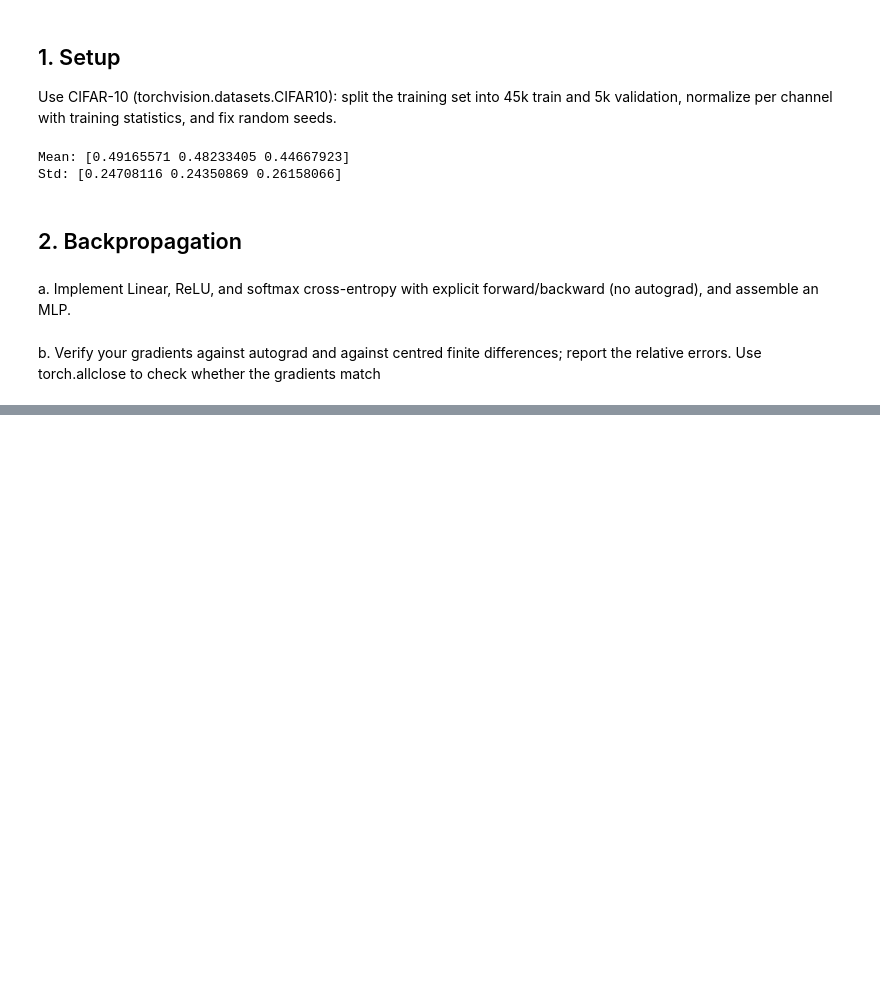
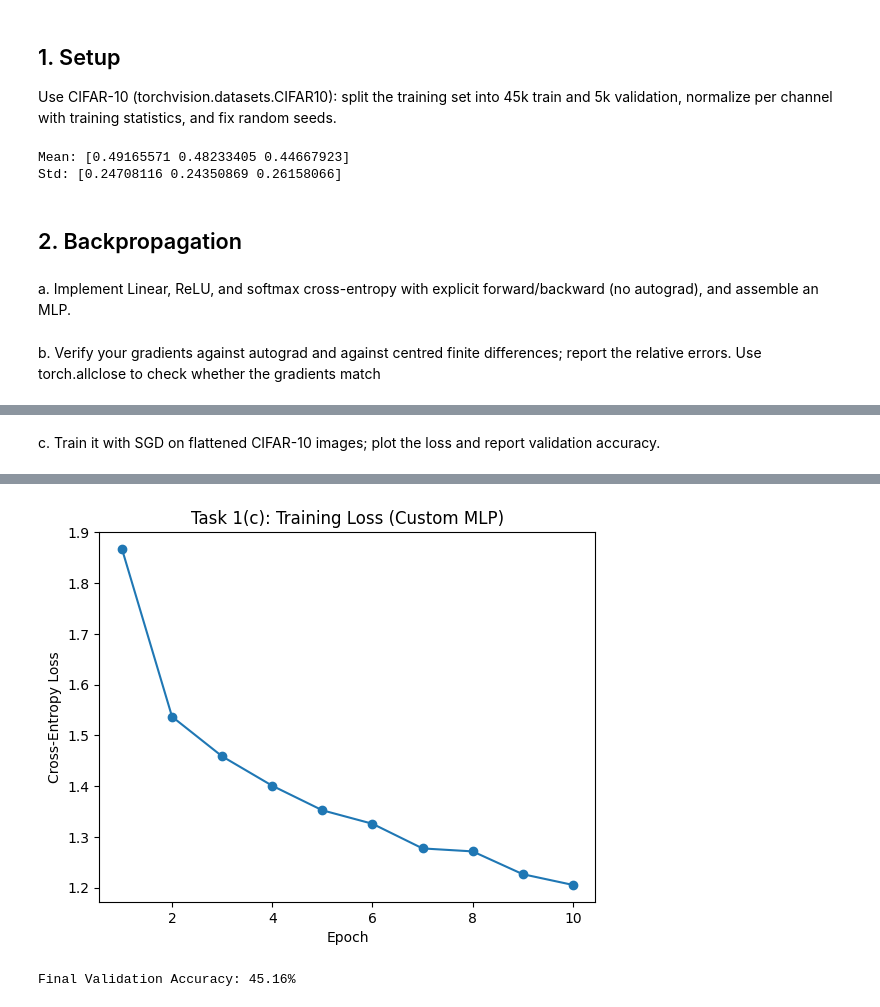
Before and after one commit to sasindipeiris/EN4554_deep_learning_for_vision, a Jupyter notebook: 220454P_a02.ipynb, the cells around one changed output, grey strips where cells are left out. Drawn from its saved outputs; the diff is of its cells as text; code cells hidden in the pictures; blank space fills up the shorter version.

Commit message:
Completed task 01

```diff
--- a/220454P_a02.ipynb
+++ b/220454P_a02.ipynb
@@ -126,19 +124,20 @@ class SoftmaxCrossEntropy:
         batch_size = self.probs.size(0)
         dZ = self.probs.clone()
         dZ[torch.arange(batch_size), self.targets] -= 1.0
-        dZ = dZ /
+        dZ = dZ /batch_size
+        return dZ
 # %%
-class CustomedMLP:
+class CustomMLP:
   def __init__(self, in_dim=3072, hidden_dim=256, out_dim=10):
     self.fc1 = Linear(in_dim, hidden_dim)
     self.relu = ReLU()
     self.fc2 = Linear(hidden_dim, out_dim)
     self.criterion = SoftmaxCrossEntropy()
 
-  def forwad(self,X):
+  def forward(self,X):
     Z1 = self.fc1.forward(X)
     A1 = self.relu.forward(Z1)
-    logits = self.fc2.forward(A1)\
+    logits = self.fc2.forward(A1)
     return logits
 
   def backward(self):
@@ -151,0 +209,55 @@ torch.allclose to check whether the gradients match
+# %% [markdown]
+c. Train it with SGD on flattened CIFAR-10 images; plot the loss and report validation accuracy.
+# %%
+import matplotlib.pyplot as plt
+
+def train_custom_mlp(train_loader, val_loader, epochs=10, lr = 0.1):
+  model = CustomMLP(in_dim=3072,hidden_dim=256,out_dim=10)
+  train_losses = []
+
+  for epoch in range(epochs):
+    epoch_loss = 0.0
+
+    # Training loop
+    for images, labels in train_loader:
+      X = images.view(images.size(0), -1)
+
+      # Forward pass
+      logits = model.forward(X)
+      loss = model.criterion.forward(logits, labels)
+      epoch_loss += loss.item()
+
+      # Backward pass
+      model.backward()
+
+      # SGD step
+      model.fc1.W -= lr * model.fc1.grad_W
+      model.fc1.b -= lr * model.fc1.grad_b
+      model.fc2.W -= lr * model.fc2.grad_W
+      model.fc2.b -= lr * model.fc2.grad_b
+
+    avg_loss = epoch_loss / len(train_loader)
+    train_losses.append(avg_loss)
+    print(f"Epoch [{epoch+1}/{epochs}] | Training Loss: {avg_loss:.4f}")
+
+  correct = 0
+  total = 0
+  for images, labels in val_loader:
+    X = images.view(images.size(0), -1)
+    logits = model.forward(X)
+    predictions = torch.argmax(logits, dim=1)
+    correct += (predictions == labels).sum().item()
+    total += labels.size(0)
+
+  val_acc = 100 * correct / total
+
+  plt.plot(range(1, epochs+1), train_losses, marker='o')
+  plt.title("Task 1(c): Training Loss (Custom MLP)")
+  plt.xlabel("Epoch")
+  plt.ylabel("Cross-Entropy Loss")
+  plt.show()
+
+  print(f"Final Validation Accuracy: {val_acc:.2f}%")
+
+train_custom_mlp(train_loader, val_loader, epochs=10, lr=0.1)
+# %% [output]
@@ -151,0 +274,2 @@ torch.allclose to check whether the gradients match
+[figure, added]
+Final Validation Accuracy: 45.16%
```
Also changed, not shown: parts of 5 cells of this notebook.
